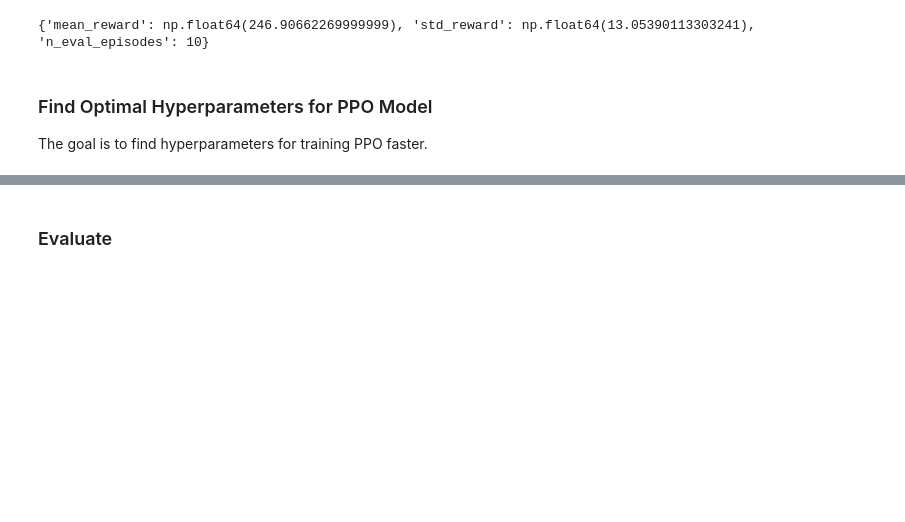
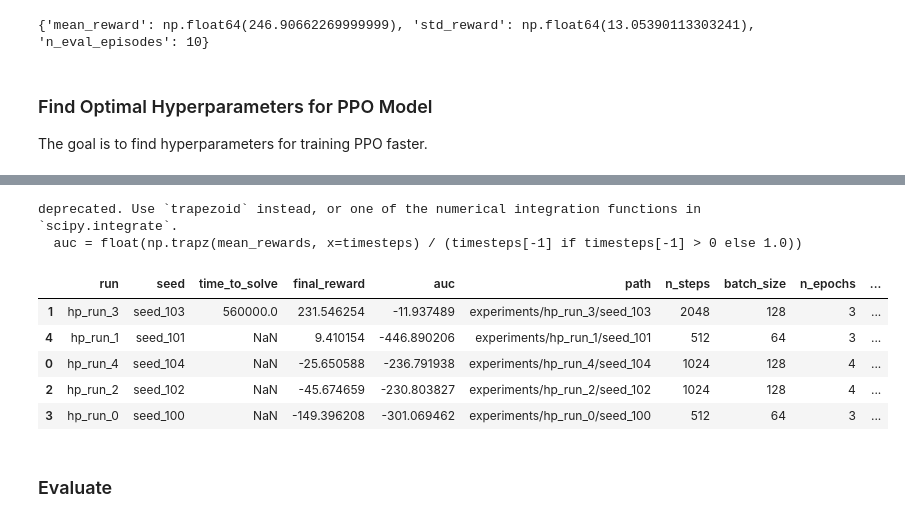
Before and after one commit to anton-dergunov/hugging-face-deep-rl, a Jupyter notebook: notebooks/01_lunar_lander.ipynb, the cells around one changed output, grey strips where cells are left out. Saved outputs shown, nothing was run; the diff lists cells and outputs as text; code cells hidden in the pictures; blank space fills up the shorter version.

Commit message:
In progress with hyperparameter optimization for Lunar Lander PPO

```diff
--- a/notebooks/01_lunar_lander.ipynb
+++ b/notebooks/01_lunar_lander.ipynb
@@ -76,10 +80,13 @@ REPO_ID = f"AntonDergunov/{MODEL_NAME}"
 
 LEARN_STEPS = 1_000_000
 # %%
-BEST_MODEL_PATH = f"models/{MODEL_NAME}.zip"
+LOGS_PATH_SINGLE_PROC = f"logs/{MODEL_NAME}_single_proc"
+LOGS_PATH_MULTI_PROC = f"logs/{MODEL_NAME}_multi_proc"
+BASE_HP_LOGS_PATH = f"logs/{MODEL_NAME}"
 VIDEO_PATH = f"videos/{MODEL_NAME}.mp4"
 
-os.makedirs(os.path.dirname(BEST_MODEL_PATH), exist_ok=True)
+os.makedirs(LOGS_PATH_SINGLE_PROC, exist_ok=True)
+os.makedirs(LOGS_PATH_MULTI_PROC, exist_ok=True)
 os.makedirs(os.path.dirname(VIDEO_PATH), exist_ok=True)
 # %% [markdown]
 ### Environment
@@ -328,27 +292,26 @@ def run_experiment(
 # %%
 # Search space (TODO describe it!)
 search_space = {
-    "n_envs": [4],                     # try 4 or 8 if you have CPU
     "n_steps": [512, 1024, 2048],
-    "batch_size": [64],
+    "batch_size": [64, 128],
     "n_epochs": [3, 4],
     "learning_rate": [1e-4, 3e-4, 1e-3],
     "gamma": [0.99, 0.999],
     "gae_lambda": [0.95, 0.98],
     "ent_coef": [0.0, 0.01],
-    "eval_freq": [5000, 10000],
-    "n_eval_episodes": [5],
-    "reward_threshold": [220],
 }
+
+REWARD_THRESHOLD = 220
 # %%
 def sample_config(space):
     return {k: random.choice(v) for k, v in space.items()}
 
 # run multiple configs sequentially (one machine)
-N = 6
-for i in range(N):
-    cfg = sample_config(search_space)
-    exp_name = f"hp_run_{i}"
-    print("Running", exp_name, cfg)
-    run_dir = run_experiment(ENV_ID, cfg, exp_name, seed=100+i, total_timesteps=200_000)
-    print("Finished", run_dir)
+N = 5
+with Notify(f"{MODEL_NAME}: Hyperparameter Search"):
+    for i in range(N):
+        cfg = sample_config(search_space)
+        exp_name = f"hp_run_{i}"
+        print("Running", exp_name, cfg)
+        run_dir = run_experiment(ENV_ID, cfg, exp_name, 100+i, LEARN_STEPS, REWARD_THRESHOLD, BASE_HP_LOGS_PATH)
+        print("Finished", run_dir)
@@ -355,9 +336,6 @@ for i in range(N):
+# %%
+BASE_HP_LOGS_PATH="experiments"
 # %%
-import glob
-import numpy as np
-import pandas as pd
-from pathlib import Path
-
 def analyze_experiments(base_dir="experiments", threshold=200):
     rows = []
     for exp_dir in Path(base_dir).glob("*/"):
@@ -382,36 +360,45 @@ def analyze_experiments(base_dir="experiments", threshold=200):
             final_reward = float(mean_rewards[-1])
             # approximate AUC normalized by last timestep
             try:
                 auc = float(np.trapz(mean_rewards, x=timesteps) / (timesteps[-1] if timesteps[-1] > 0 else 1.0))
             except Exception:
                 auc = np.nan
 
             # load config
             try:
                 with open(cfg_file) as f:
                     cfg = json.load(f)
             except Exception:
                 cfg = {}
 
             rows.append({
                 "run": exp_dir.name,
                 "seed": seed_dir.name,
-                "run_path": run_path,
                 "time_to_solve": time_to_solve,
                 "final_reward": final_reward,
                 "auc": auc,
-                "timesteps_last": int(timesteps[-1]),
                 "config": cfg,
+                "path": str(seed_dir),
             })
 
     df = pd.DataFrame(rows)
     # expand config columns for convenience (careful with missing keys)
     cfg_df = pd.json_normalize(df["config"])
     df2 = pd.concat([df.drop(columns=["config"]), cfg_df], axis=1)
     return df2
 
 # usage
-df_results = analyze_experiments("experiments", threshold=200)
-df_results.sort_values(["time_to_solve", "final_reward"], ascending=[True, False]).head(10)
+df_results = analyze_experiments(BASE_HP_LOGS_PATH, threshold=REWARD_THRESHOLD)
+df_results.sort_values(["time_to_solve", "final_reward"], ascending=[True, False], inplace=True)
+df_results.head(10)
+# %% [output]
+deprecated. Use `trapezoid` instead, or one of the numerical integration functions in `scipy.integrate`.
+  auc = float(np.trapz(mean_rewards, x=timesteps) / (timesteps[-1] if timesteps[-1] > 0 else 1.0))
+|  | run | seed | time_to_solve | final_reward | auc | path | n_steps | batch_size | n_epochs | ... |
+| 1 | hp_run_3 | seed_103 | 560000.0 | 231.546254 | -11.937489 | experiments/hp_run_3/seed_103 | 2048 | 128 | 3 | ... |
+| 4 | hp_run_1 | seed_101 | NaN | 9.410154 | -446.890206 | experiments/hp_run_1/seed_101 | 512 | 64 | 3 | ... |
+| 0 | hp_run_4 | seed_104 | NaN | -25.650588 | -236.791938 | experiments/hp_run_4/seed_104 | 1024 | 128 | 4 | ... |
+| 2 | hp_run_2 | seed_102 | NaN | -45.674659 | -230.803827 | experiments/hp_run_2/seed_102 | 1024 | 128 | 4 | ... |
+| 3 | hp_run_0 | seed_100 | NaN | -149.396208 | -301.069462 | experiments/hp_run_0/seed_100 | 512 | 64 | 3 | ... |
 # %% [markdown]
 ### Evaluate
```
Also changed, not shown: parts of 12 cells of this notebook.
